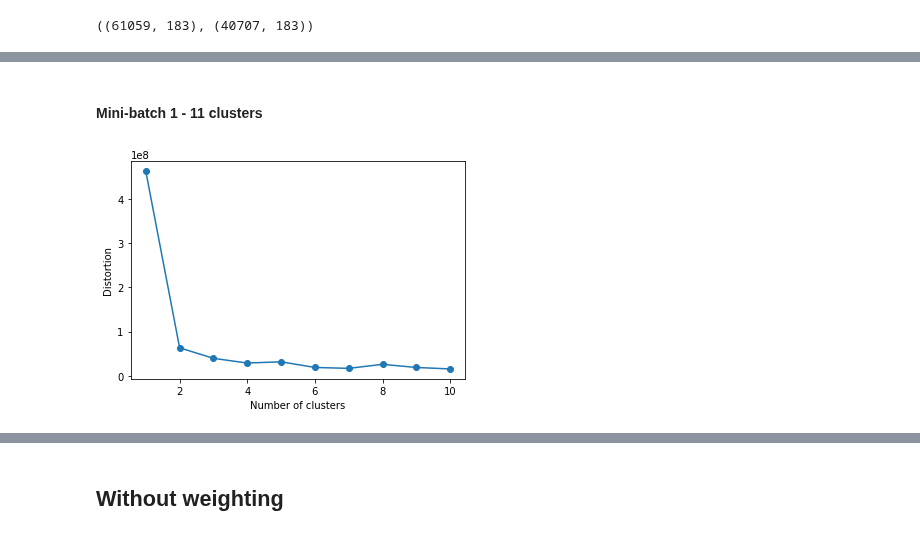
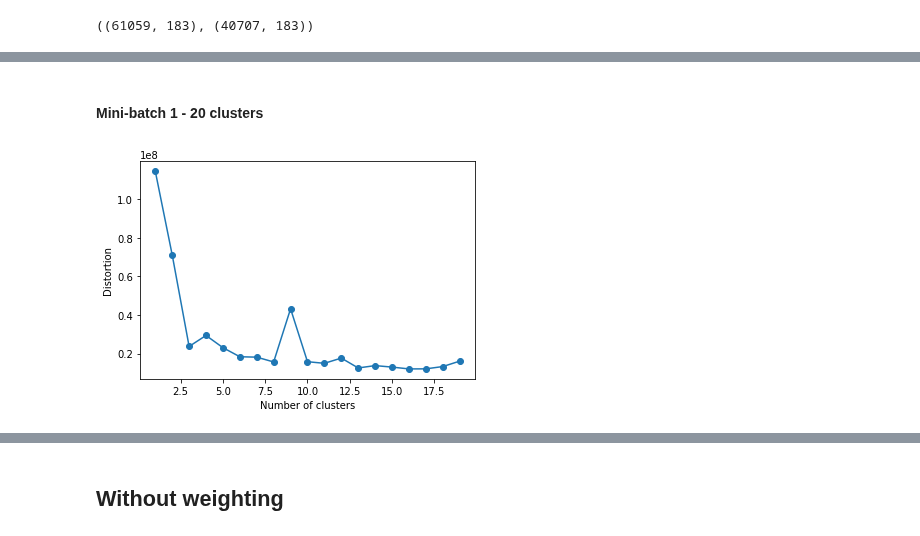
Before and after one commit to mltran2017/MSDS7331, a Jupyter notebook: notebook/Lab3/7331_ZG_KMeans.ipynb, the cells around one changed output, grey strips where cells are left out. Saved outputs shown, nothing was run; the diff lists cells and outputs as text; code cells hidden in the pictures.

Commit message:
More clusters for the chart

```diff
--- a/notebook/Lab3/7331_ZG_KMeans.ipynb
+++ b/notebook/Lab3/7331_ZG_KMeans.ipynb
@@ -106,7 +106,7 @@ from sklearn.utils.class_weight import compute_sample_weight
 %%time
 # calculate distortion for a range of number of cluster
 distortions = []
-size = 11
+size = 20
 weight = compute_sample_weight(class_weight='balanced', y=x_train)
 for i in range(1, size):
     kmeans = KMeans(
@@ -126,20 +126,20 @@ Wall time: 24.6 s
 # %% [markdown]
-#### Mini-batch 1 - 11 clusters
+#### Mini-batch 1 - 20 clusters
 # %%
 %%time
 # calculate distortion for a range of number of cluster
 distortions = []
-size = 11
+size = 20
 weight = compute_sample_weight(class_weight='balanced', y=x_train)
 for i in range(1, size):
     kmeans = MiniBatchKMeans(n_clusters = i, batch_size = 10)
     kmeans.fit(x_train, sample_weight = weight)
     distortions.append(kmeans.inertia_)
 
 # plot
 plt.plot(range(1, size), distortions, marker = 'o')
 plt.xlabel('Number of clusters')
 plt.ylabel('Distortion')
 plt.show()
 # %% [output]
-[figure, old version]
+[figure, new version]
```
Also changed, not shown: parts of 3 cells of this notebook.
